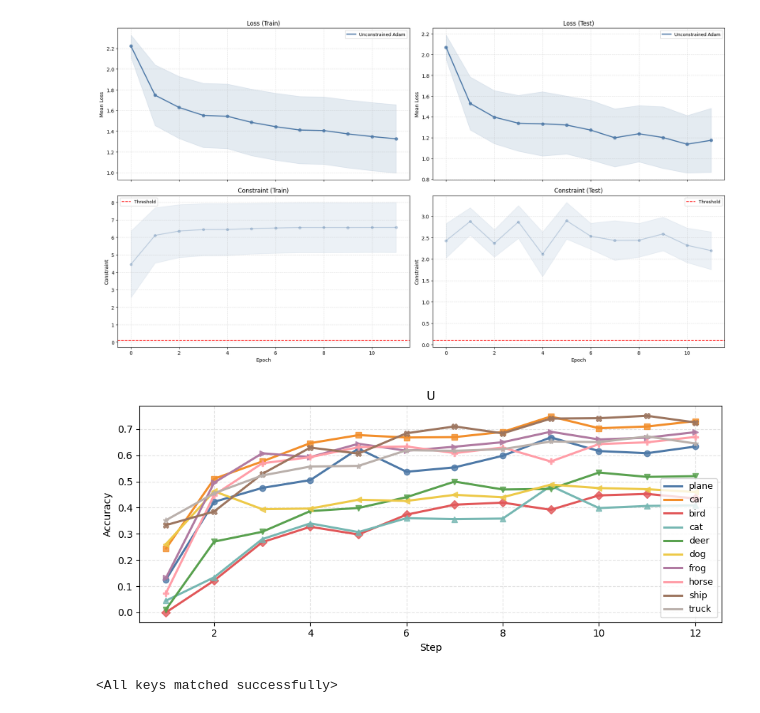
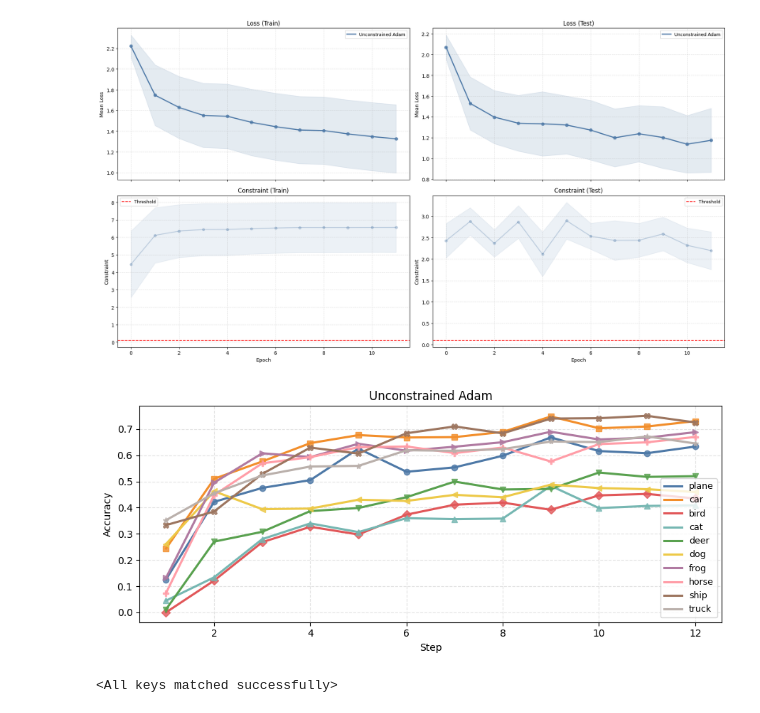
Before and after one commit to andrewklayk/humancompatible-train, a Jupyter notebook: experiments/cifar_experiment.ipynb, the cells around one changed output. Drawn from its saved outputs; the diff is of its cells as text; code cells hidden in the pictures.

```diff
--- a/experiments/cifar_experiment.ipynb
+++ b/experiments/cifar_experiment.ipynb
@@ -731,9 +729,9 @@ def plot_accuracy_per_epoch(algorithms_data, titles=None, eval_points=1):
     plt.tight_layout()
     plt.show()
 # %%
-plot_accuracy_per_epoch(accuracy_per_group, titles="Unconstrained Adam")
+plot_accuracy_per_epoch(accuracy_per_group, titles=["Unconstrained Adam"])
 # %% [output]
-[figure, old version]
+[figure, new version]
 # %%
 torch.save(net.state_dict(), PATH_CHECKPOINT)
 # %%
```
Also changed, not shown: parts of 1 cell of this notebook, 1 other file.
